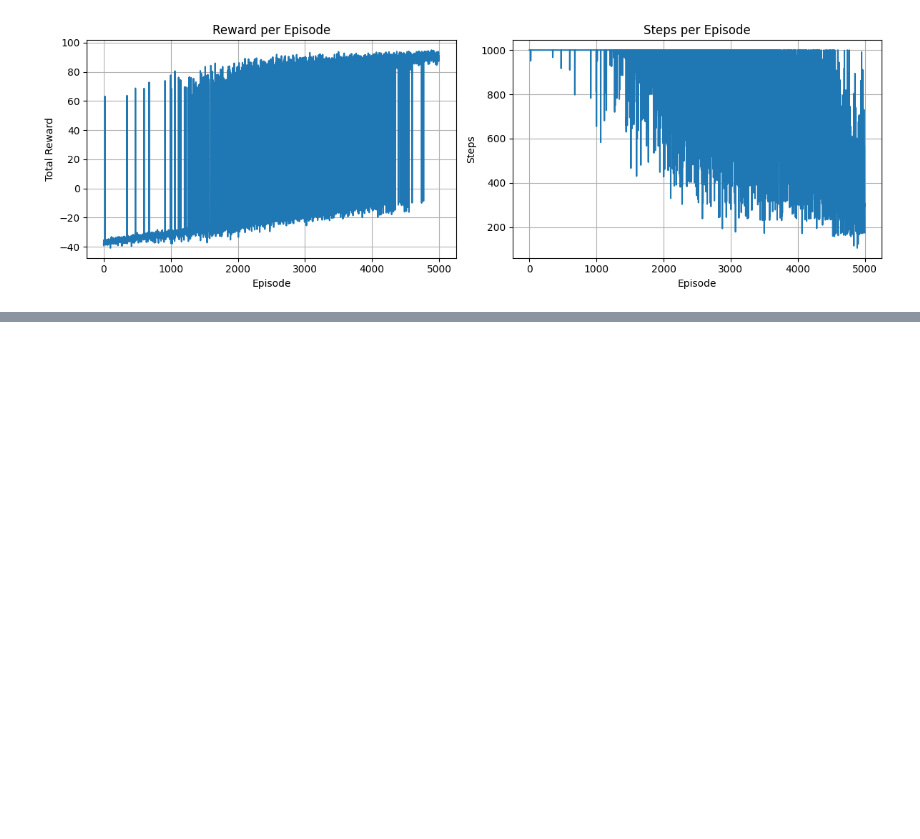
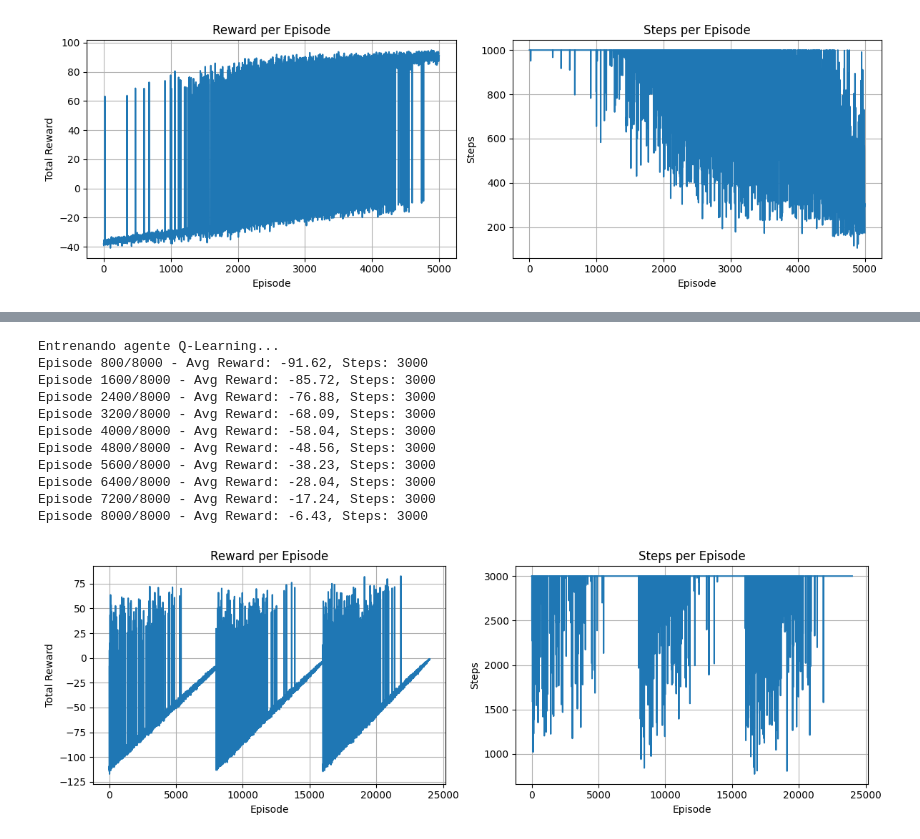
Before and after one commit to Martinabz/Obligatorio-IA-Abzaradel-Olaso-282958-281981-, a Jupyter notebook: Obligatorio Marzo 2026/MountainCarContinuous/continuous_mountain_car.ipynb, the cells around one changed output, grey strips where cells are left out. Drawn from its saved outputs; the diff is of its cells as text; code cells hidden in the pictures; blank space fills up the shorter version.

```diff
--- a/Obligatorio Marzo 2026/MountainCarContinuous/continuous_mountain_car.ipynb
+++ b/Obligatorio Marzo 2026/MountainCarContinuous/continuous_mountain_car.ipynb
@@ -300,0 +307,29 @@ Selected action (deterministic): 0.05263157894736836
+# %%
+env = gym.make('MountainCarContinuous-v0', render_mode='rgb_array')
+print("Entrenando agente Q-Learning...")
+agent.train_agent(
+    env,
+    episodes=8000,
+    alpha=0.05,
+    gamma=0.99,
+    epsilon_start=0.99,
+    epsilon_end=0.001,
+    max_steps=3000
+)
+env.close()
+
+# Visualizar progreso de entrenamiento
+agent.plot_training_history()
+# %% [output]
+Entrenando agente Q-Learning...
+Episode 800/8000 - Avg Reward: -91.62, Steps: 3000
+Episode 1600/8000 - Avg Reward: -85.72, Steps: 3000
+Episode 2400/8000 - Avg Reward: -76.88, Steps: 3000
+Episode 3200/8000 - Avg Reward: -68.09, Steps: 3000
+Episode 4000/8000 - Avg Reward: -58.04, Steps: 3000
+Episode 4800/8000 - Avg Reward: -48.56, Steps: 3000
+Episode 5600/8000 - Avg Reward: -38.23, Steps: 3000
+Episode 6400/8000 - Avg Reward: -28.04, Steps: 3000
+Episode 7200/8000 - Avg Reward: -17.24, Steps: 3000
+Episode 8000/8000 - Avg Reward: -6.43, Steps: 3000
+[figure, added]
```
Also changed, not shown: parts of 21 cells of this notebook.
